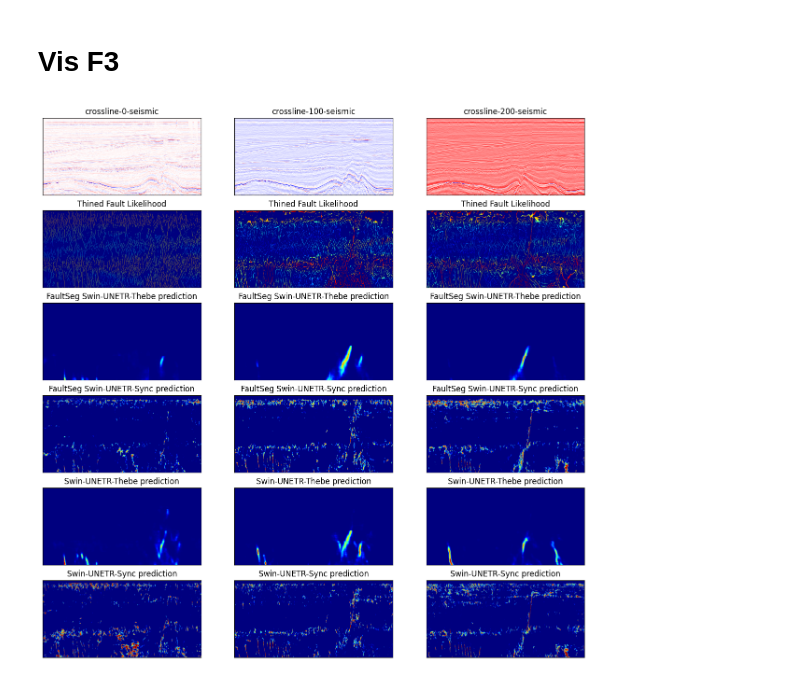
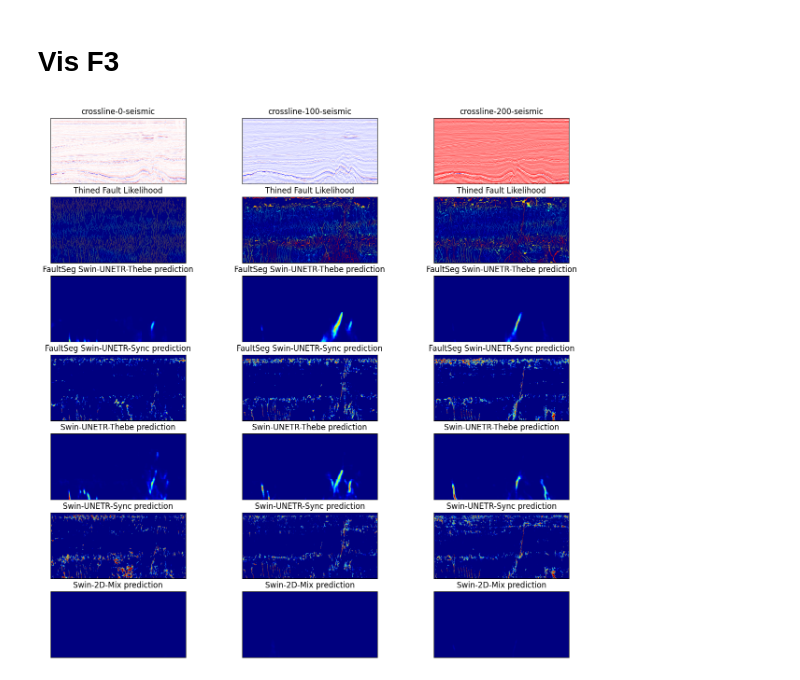
Before and after one commit to zezeze97/Fault_Recong, a Jupyter notebook: temp_vis.ipynb, the cells around one changed output. Saved outputs shown, nothing was run; the diff lists cells and outputs as text; code cells hidden in the pictures.

```diff
--- a/temp_vis.ipynb
+++ b/temp_vis.ipynb
@@ -137,42 +169,49 @@ faultseg_swin_unetr_thebe_trained_pred = np.load('./MIM-Med3D/output/Fault_Finet
 faultseg_swin_unetr_sync_trained_pred = np.load('MIM-Med3D/output/Fault_Finetuning/swin_unetr_base_multi_decoder_fusion_overall_simmim300e_p16_sync_flip_rotate_aug/F3_Pred/1_Original_Seismics_score.npy', mmap_mode='r')
 swin_unetr_thebe_trained_pred = np.load('MIM-Med3D/output/Fault_Finetuning/swin_unetr_base_simmim500e_p16_public_256_flip_rotate_aug_4x4_rerun/F3_Pred/1_Original_Seismics_score.npy', mmap_mode='r')
 swin_unetr_sync_pred = np.load('MIM-Med3D/output/Fault_Finetuning/swin_unetr_base_simmim500e_p16_simulate_data_flip_rotate_aug_1x4/F3_Pred/1_Original_Seismics_score.npy', mmap_mode='r')
+
+swin_2d_mix_pred = np.load('mmsegmentation/output/swin-base-patch4-window7_upernet_8xb2-160k_mix_data_v3_force_3_chan-512x512_per_image_normal_simmim_2000e/F3_Pred/score_inline.npy', mmap_mode='r')
 # %%
 idxs = [0, 100, 200]
 # idxs = [100, 200]
 plt.rcParams["figure.figsize"] = (15, 15)
-fig, ax=plt.subplots(6,len(idxs))
+fig, ax=plt.subplots(7,len(idxs))
 for col, idx in enumerate(idxs):
     ax[0, col].imshow(seis[idx, :, :].T, cmap='seismic')
     ax[0, col].axes.set_title(f'crossline-{idx}-seismic')
     ax[0, col].axes.xaxis.set_visible(False)
     ax[0, col].axes.yaxis.set_visible(False)
 
     ax[1, col].imshow(cv2.applyColorMap((thined_fault_likelihood[idx, :, :].T*255).astype(np.uint8), cmapy.cmap('jet_r')))
     ax[1, col].axes.set_title(f'Thined Fault Likelihood')
     ax[1, col].axes.xaxis.set_visible(False)
     ax[1, col].axes.yaxis.set_visible(False)
 
     ax[2, col].imshow(cv2.applyColorMap((faultseg_swin_unetr_thebe_trained_pred[idx, :, :].T*255).astype(np.uint8), cmapy.cmap('jet_r')))
     ax[2, col].axes.set_title(f'FaultSeg Swin-UNETR-Thebe prediction')
     ax[2, col].axes.xaxis.set_visible(False)
     ax[2, col].axes.yaxis.set_visible(False)
 
     ax[3, col].imshow(cv2.applyColorMap((faultseg_swin_unetr_sync_trained_pred[idx, :, :].T*255).astype(np.uint8), cmapy.cmap('jet_r')))
     ax[3, col].axes.set_title(f'FaultSeg Swin-UNETR-Sync prediction')
     ax[3, col].axes.xaxis.set_visible(False)
     ax[3, col].axes.yaxis.set_visible(False)
 
     ax[4, col].imshow(cv2.applyColorMap((swin_unetr_thebe_trained_pred[idx, :, :].T*255).astype(np.uint8), cmapy.cmap('jet_r')))
     ax[4, col].axes.set_title(f'Swin-UNETR-Thebe prediction')
     ax[4, col].axes.xaxis.set_visible(False)
     ax[4, col].axes.yaxis.set_visible(False)
 
     ax[5, col].imshow(cv2.applyColorMap((swin_unetr_sync_pred[idx, :, :].T*255).astype(np.uint8), cmapy.cmap('jet_r')))
     ax[5, col].axes.set_title(f'Swin-UNETR-Sync prediction')
     ax[5, col].axes.xaxis.set_visible(False)
     ax[5, col].axes.yaxis.set_visible(False)
 
+    ax[6, col].imshow(cv2.applyColorMap((swin_2d_mix_pred[idx, :, :].T*255).astype(np.uint8), cmapy.cmap('jet_r')))
+    ax[6, col].axes.set_title(f'Swin-2D-Mix prediction')
+    ax[6, col].axes.xaxis.set_visible(False)
+    ax[6, col].axes.yaxis.set_visible(False)
+
 plt.show()
 # %% [output]
-[figure, old version]
+[figure, new version]
```
Also changed, not shown: parts of 6 cells of this notebook, 4 other files.
